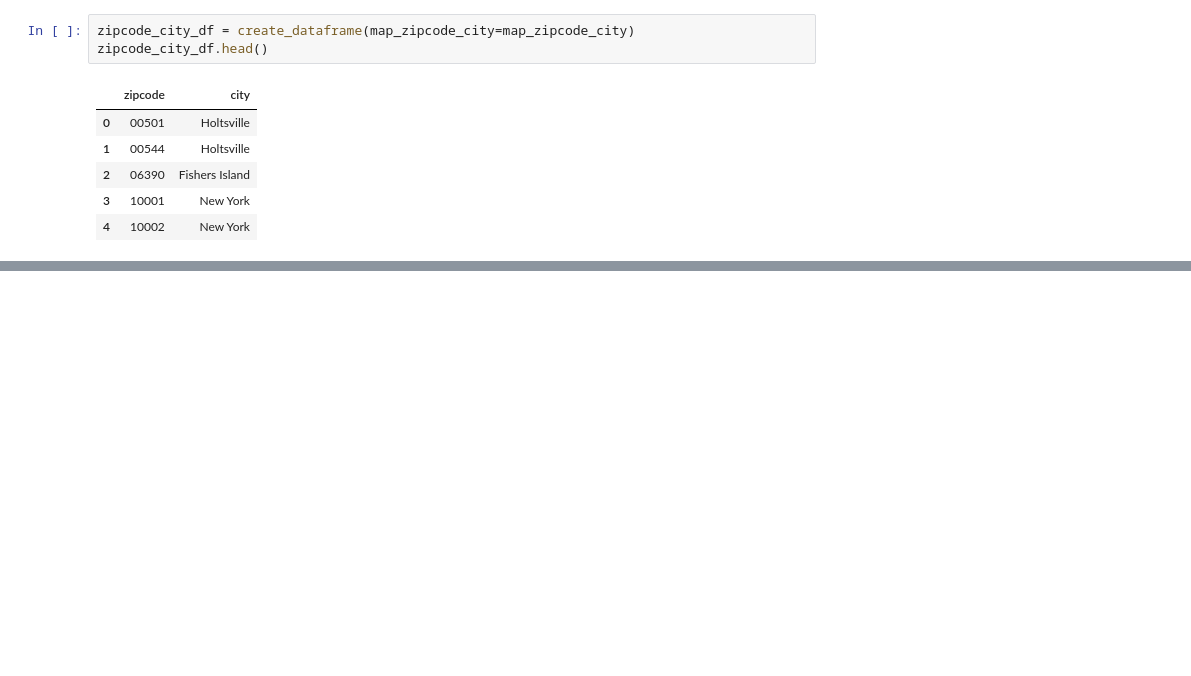
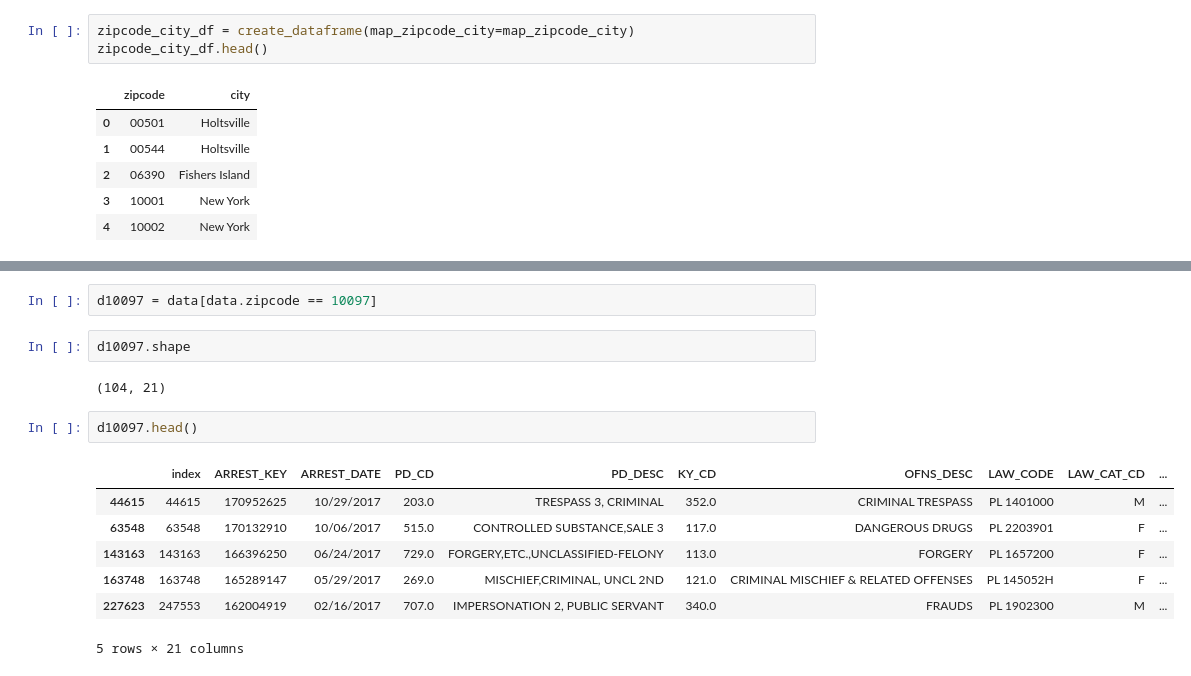
Before and after one commit to bhparijat/NYPD-crime-analysis, a Jupyter notebook: master.ipynb, the cells around one changed output, grey strips where cells are left out. Drawn from its saved outputs; the diff is of its cells as text; blank space fills up the shorter version.

```diff
--- a/master.ipynb
+++ b/master.ipynb
@@ -120,0 +177,16 @@ zipcode_city_df.head()
+# %%
+d10097 = data[data.zipcode == 10097]
+# %%
+d10097.shape
+# %% [output]
+(104, 21)
+# %%
+d10097.head()
+# %% [output]
+|  | index | ARREST_KEY | ARREST_DATE | PD_CD | PD_DESC | KY_CD | OFNS_DESC | LAW_CODE | LAW_CAT_CD | ... |
+| 44615 | 44615 | 170952625 | 10/29/2017 | 203.0 | TRESPASS 3, CRIMINAL | 352.0 | CRIMINAL TRESPASS | PL 1401000 | M | ... |
+| 63548 | 63548 | 170132910 | 10/06/2017 | 515.0 | CONTROLLED SUBSTANCE,SALE 3 | 117.0 | DANGEROUS DRUGS | PL 2203901 | F | ... |
+| 143163 | 143163 | 166396250 | 06/24/2017 | 729.0 | FORGERY,ETC.,UNCLASSIFIED-FELONY | 113.0 | FORGERY | PL 1657200 | F | ... |
+| 163748 | 163748 | 165289147 | 05/29/2017 | 269.0 | MISCHIEF,CRIMINAL, UNCL 2ND | 121.0 | CRIMINAL MISCHIEF & RELATED OFFENSES | PL 145052H | F | ... |
+| 227623 | 247553 | 162004919 | 02/16/2017 | 707.0 | IMPERSONATION 2, PUBLIC SERVANT | 340.0 | FRAUDS | PL 1902300 | M | ... |
+5 rows × 21 columns
```
Also changed, not shown: parts of 40 cells of this notebook.
